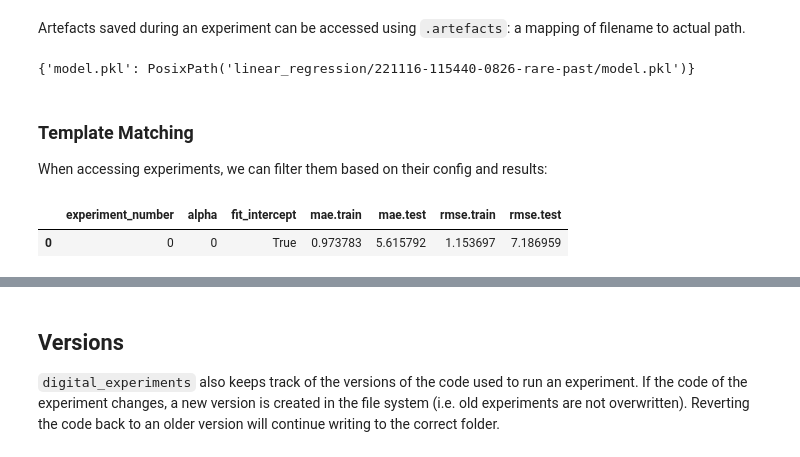
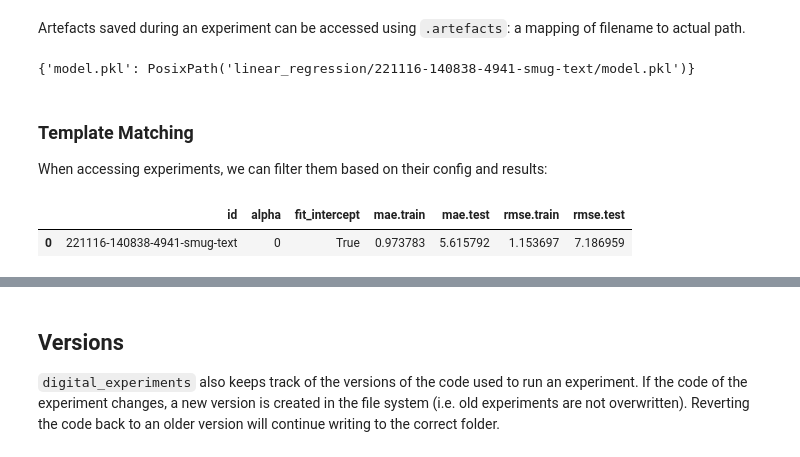
Before and after one commit to jla-gardner/digital-experiments, a Jupyter notebook: examples/digital_experiments.ipynb, the cells around one changed output, grey strips where cells are left out. Saved outputs shown, nothing was run; the diff lists cells and outputs as text; code cells hidden in the pictures.

```diff
--- a/examples/digital_experiments.ipynb
+++ b/examples/digital_experiments.ipynb
@@ -182,10 +170,11 @@ plt.ylabel("MAE", rotation=0);
 [figure]
 # %% [markdown]
 Artefacts saved during an experiment can be accessed using `.artefacts`: a mapping of filename to actual path.
-# %%
-experiments[0].artefacts
-# %% [output]
-{'model.pkl': PosixPath('linear_regression/221116-115440-0826-rare-past/model.pkl')}
+# %%
+from digital_experiments.core import get_artefacts
+get_artefacts("linear_regression", df.id[0])
+# %% [output]
+{'model.pkl': PosixPath('linear_regression/221116-140838-4941-smug-text/model.pkl')}
 # %% [markdown]
 ### Template Matching
 
@@ -197,7 +182,9 @@ def filter(**template):
-# %%
-# exact matches, on config
-filter(alpha=0)
-# %% [output]
-|  | experiment_number | alpha | fit_intercept | mae.train | mae.test | rmse.train | rmse.test |
-| 0 | 0 | 0 | True | 0.973783 | 5.615792 | 1.153697 | 7.186959 |
+# %%
+from digital_experiments import experiments_matching
+
+# exact matches
+experiments_matching("linear_regression", alpha=0)
+# %% [output]
+|  | id | alpha | fit_intercept | mae.train | mae.test | rmse.train | rmse.test |
+| 0 | 221116-140838-4941-smug-text | 0 | True | 0.973783 | 5.615792 | 1.153697 | 7.186959 |
 # %%
```
Also changed, not shown: parts of 15 cells of this notebook, 6 other files.
